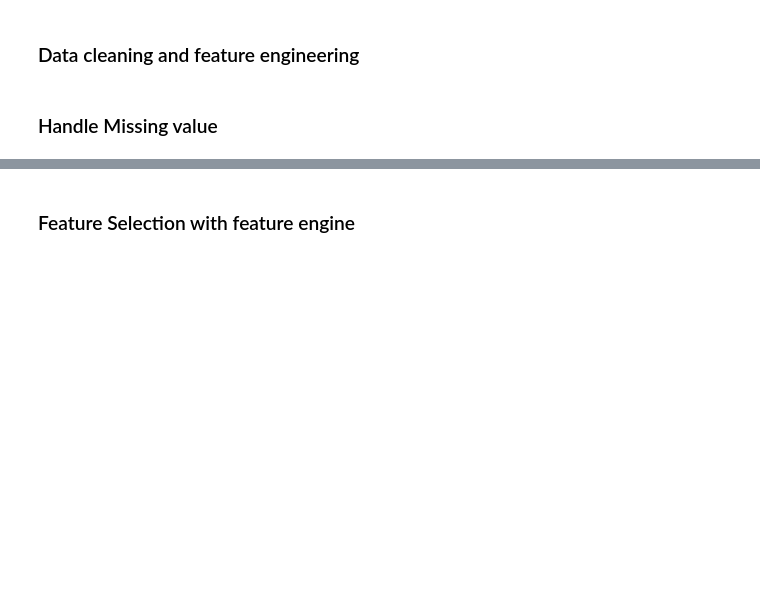
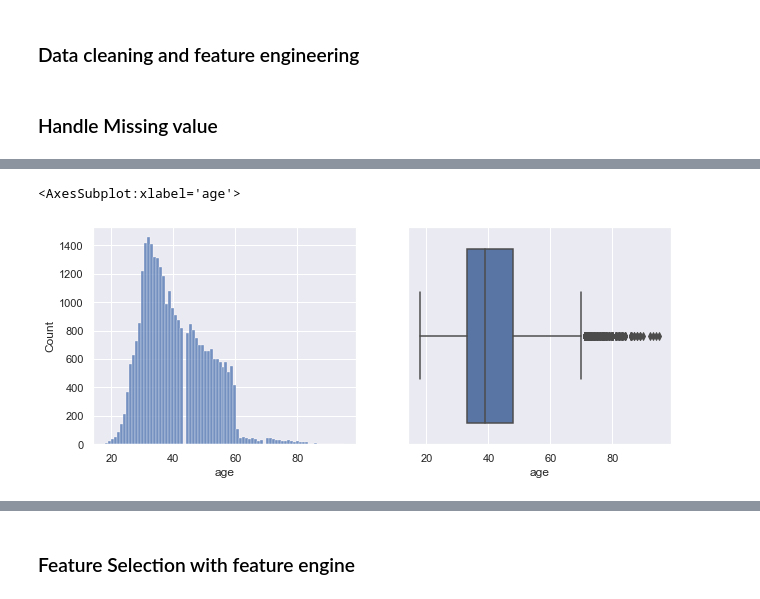
Before and after one commit to jiahuiwang2020/Data-Science-Project, a Jupyter notebook: SalesAnalytics/Main.ipynb, the cells around one changed output, grey strips where cells are left out. Cells and saved outputs as stored; diff of their text form; code cells hidden in the pictures; blank space fills up the shorter version.

```diff
--- a/SalesAnalytics/Main.ipynb
+++ b/SalesAnalytics/Main.ipynb
@@ -643,0 +282,8 @@ memory usage: 367.5+ KB
+# %%
+# to encode rest categorical variables
+from sklearn.preprocessing import OneHotEncoder
+
+tran_feature = ['marital','contact','poutcome','education']
+encoder = OneHotEncoder(categories='auto',drop='first',sparse=False)
+
+encoder.fit(X_train[tran_feature])
@@ -643,0 +299,5 @@ memory usage: 367.5+ KB
+# %%
+# transform the train set and test set
+
+train_temp = encoder.transform(X_train[tran_feature])
+test_temp = encoder.transform(X_test[tran_feature])
@@ -643,0 +310,10 @@ memory usage: 367.5+ KB
+# %%
+X_train[encoder.get_feature_names()] = pd.DataFrame(train_temp,columns=encoder.get_feature_names())
+X_test[encoder.get_feature_names()] = pd.DataFrame(test_temp,columns=encoder.get_feature_names())
+
+X_train.drop(labels=tran_feature,axis=1,inplace=True)
+X_test.drop(labels=tran_feature,axis=1,inplace=True)
+# %%
+# feature ID is not useful for algorithm
+X_train.drop(labels='ID',axis=1,inplace=True)
+X_test.drop(labels='ID',axis=1,inplace=True)
@@ -643,0 +331,11 @@ memory usage: 367.5+ KB
+# %%
+# show the distribution of columns age
+plt.figure(figsize=(16, 4))
+
+plt.subplot(1, 3, 1)
+sns.histplot(x='age',data=X_train,bins=80)
+plt.subplot(1, 3, 2)
+sns.boxplot(x='age',data=X_train)
+# %% [output]
+<AxesSubplot:xlabel='age'>
+[figure, added]
```
Also changed, not shown: parts of 108 cells of this notebook.
